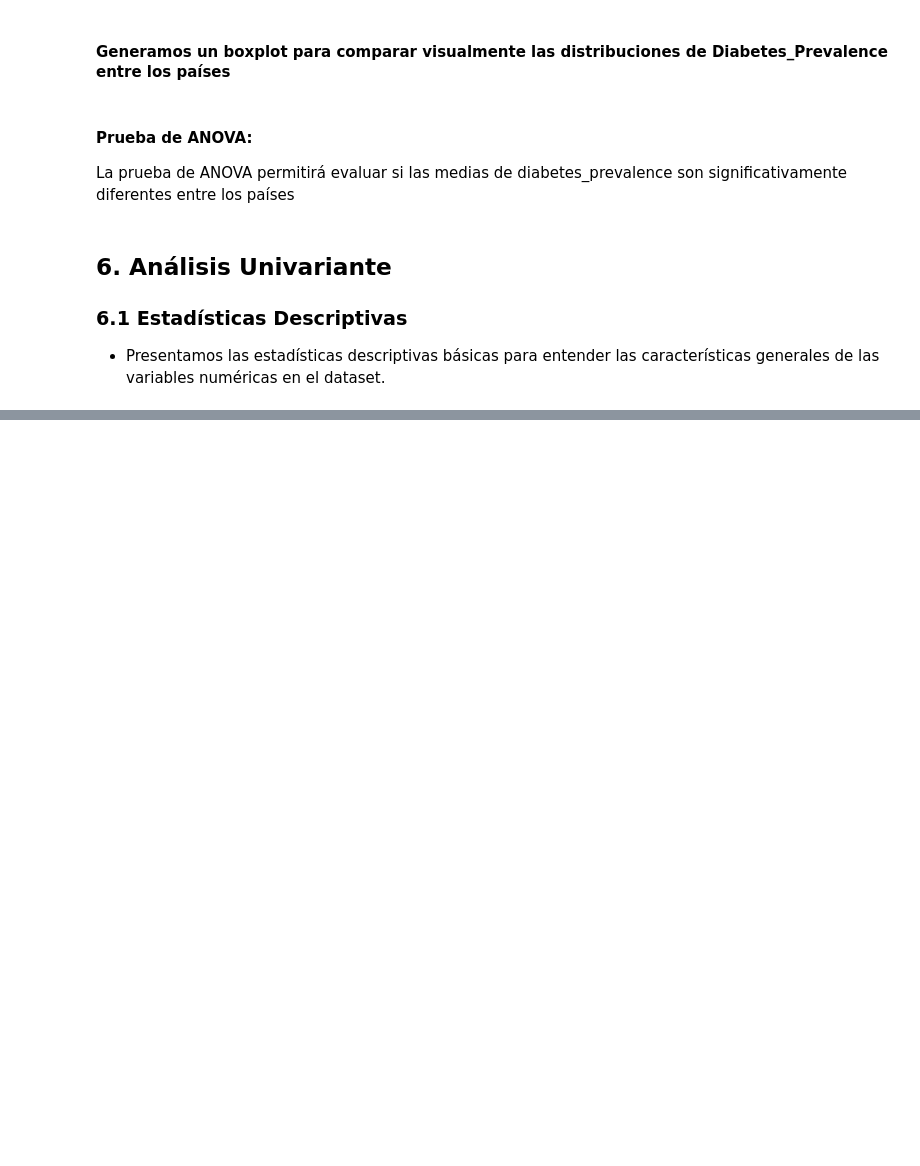
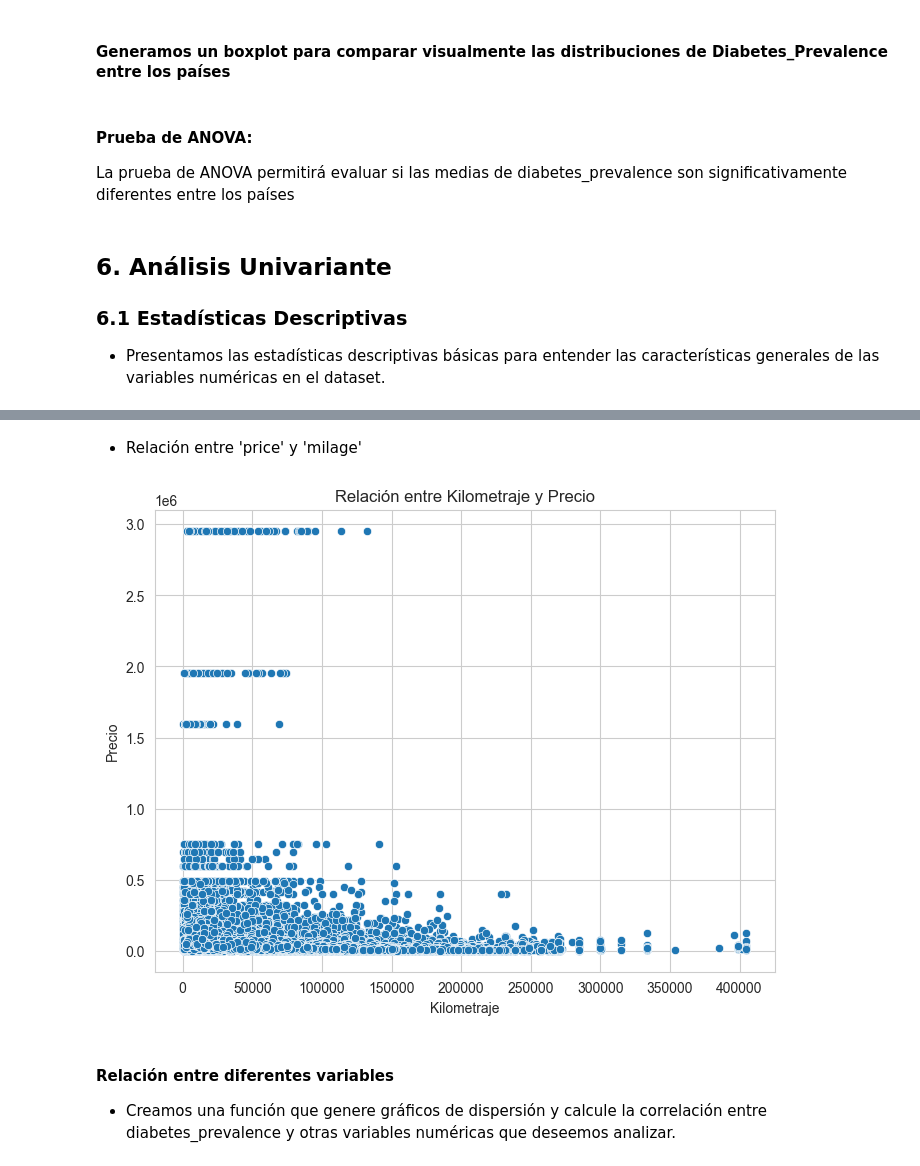
Before and after one commit to Bootcamp-IA-P4/Car_prices_project_equipo2, a Jupyter notebook: eda/eda.ipynb, the cells around one changed output, grey strips where cells are left out. Drawn from its saved outputs; the diff is of its cells as text; code cells hidden in the pictures; blank space fills up the shorter version.

```diff
--- a/eda/eda.ipynb
+++ b/eda/eda.ipynb
@@ -214,0 +279,14 @@ Hallazgos:
+# %% [markdown]
+- Relación entre 'price' y 'milage'
+# %%
+plt.figure(figsize=(8, 6))
+sns.scatterplot(data=df_car_price, x='milage', y='price')
+plt.title('Relación entre Kilometraje y Precio')
+plt.xlabel('Kilometraje')
+plt.ylabel('Precio')
+plt.show()
+# %% [output]
+[figure, added]
+# %% [markdown]
+#### Relación entre diferentes variables
+- Creamos una función que genere gráficos de dispersión y calcule la correlación entre diabetes_prevalence y otras variables numéricas que deseemos analizar.
```
Also changed, not shown: parts of 20 cells of this notebook.
